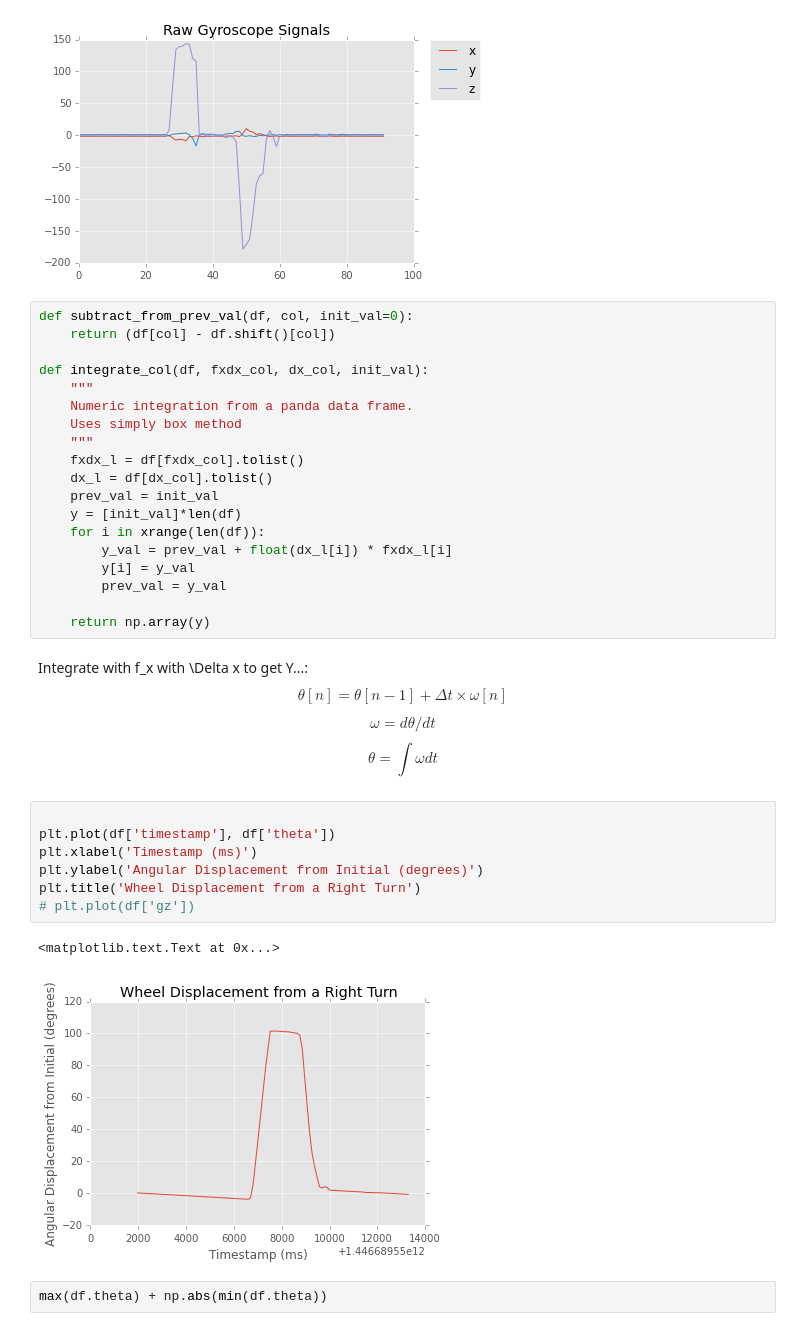
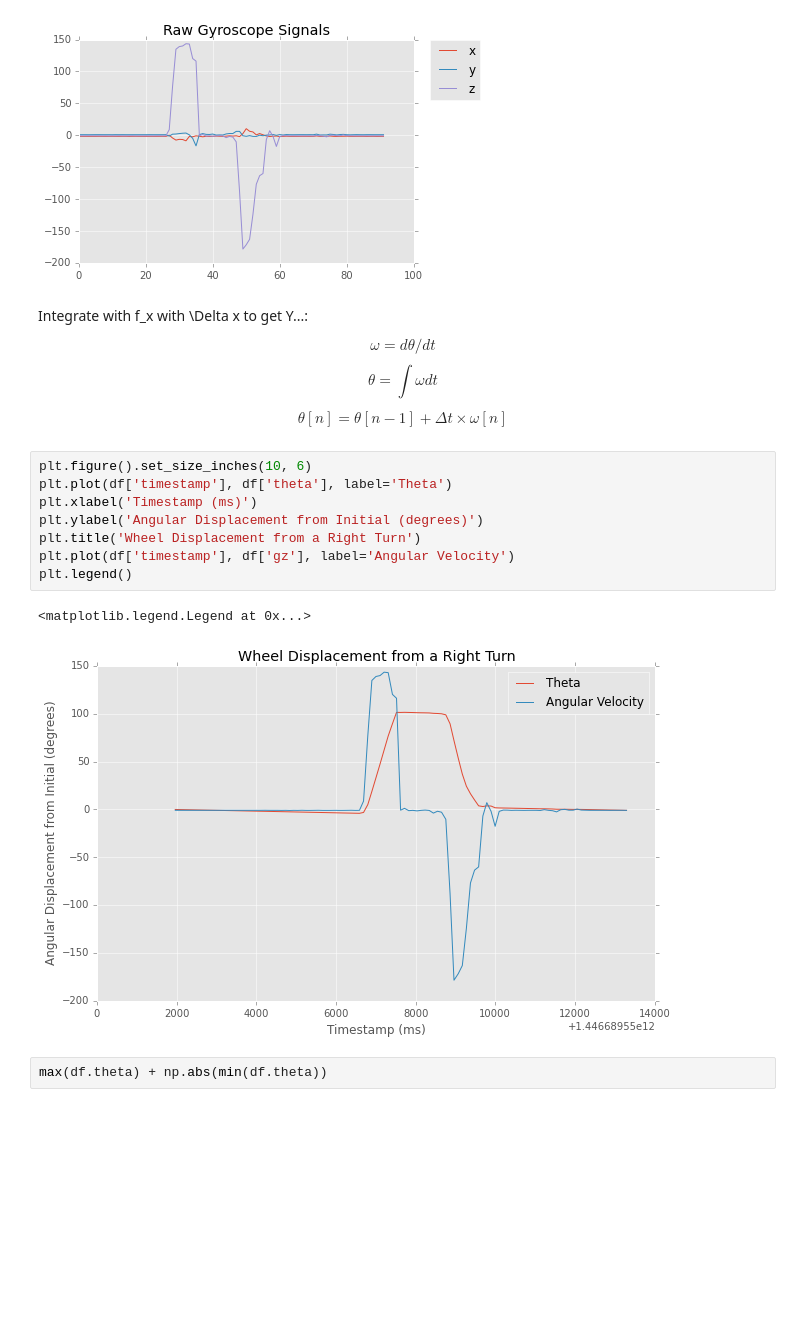
Before and after one commit to chrisngan24/fydp, a Jupyter notebook: experimental/arduino/init_analysis.ipynb, the cells around one changed output. Drawn from its saved outputs; the diff is of its cells as text; blank space fills up the shorter version.

```diff
--- a/experimental/arduino/init_analysis.ipynb
+++ b/experimental/arduino/init_analysis.ipynb
@@ -49,41 +68,25 @@ plt.legend(bbox_to_anchor=(1.05, 1), loc=2, borderaxespad=0)
 # %% [output]
 <matplotlib.legend.Legend at 0x...>
 [figure]
-# %%
-def subtract_from_prev_val(df, col, init_val=0):
-    return (df[col] - df.shift()[col])
-
-def integrate_col(df, fxdx_col, dx_col, init_val):
-    """
-    Numeric integration from a panda data frame.
-    Uses simply box method
-    """
-    fxdx_l = df[fxdx_col].tolist()
-    dx_l = df[dx_col].tolist()
-    prev_val = init_val
-    y = [init_val]*len(df)
-    for i in xrange(len(df)):
-        y_val = prev_val + float(dx_l[i]) * fxdx_l[i]
-        y[i] = y_val
-        prev_val = y_val
-
-    return np.array(y)
 # %% [markdown]
 Integrate with f_x with \Delta x to get Y...:
-$$ \theta[n] = \theta[n-1] + \Delta t \times \omega[n]$$
+
 
 $$ \omega = {d\theta}/{dt} $$
 $$ \theta = \int \omega dt $$
+
+$$ \theta[n] = \theta[n-1] + \Delta t \times \omega[n]$$
 # %%
-
-plt.plot(df['timestamp'], df['theta'])
+plt.figure().set_size_inches(10, 6)
+plt.plot(df['timestamp'], df['theta'], label='Theta')
 plt.xlabel('Timestamp (ms)')
 plt.ylabel('Angular Displacement from Initial (degrees)')
 plt.title('Wheel Displacement from a Right Turn')
-# plt.plot(df['gz'])
+plt.plot(df['timestamp'], df['gz'], label='Angular Velocity')
+plt.legend()
 # %% [output]
-<matplotlib.text.Text at 0x...>
+<matplotlib.legend.Legend at 0x...>
-[figure, old version]
+[figure, new version]
 # %%
 max(df.theta) + np.abs(min(df.theta))
 # %% [output]
```
Also changed, not shown: parts of 1 cell of this notebook, 1 other file.
